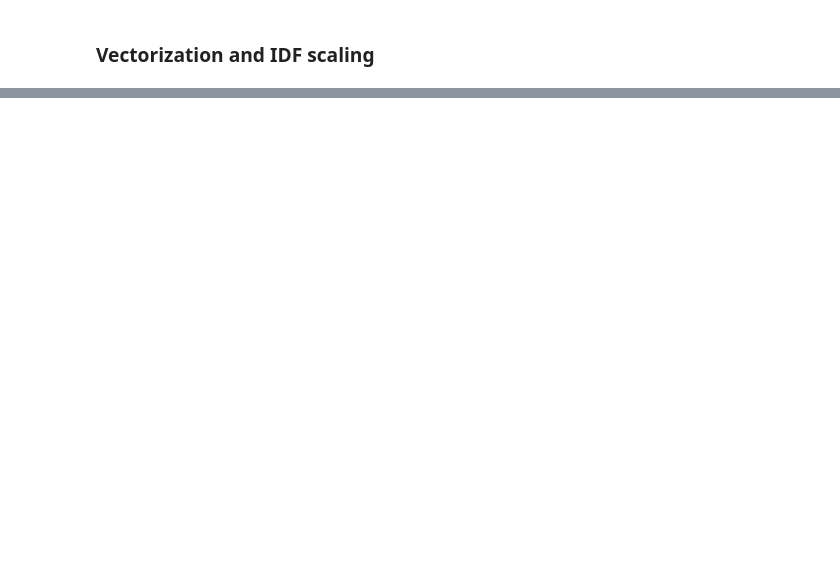
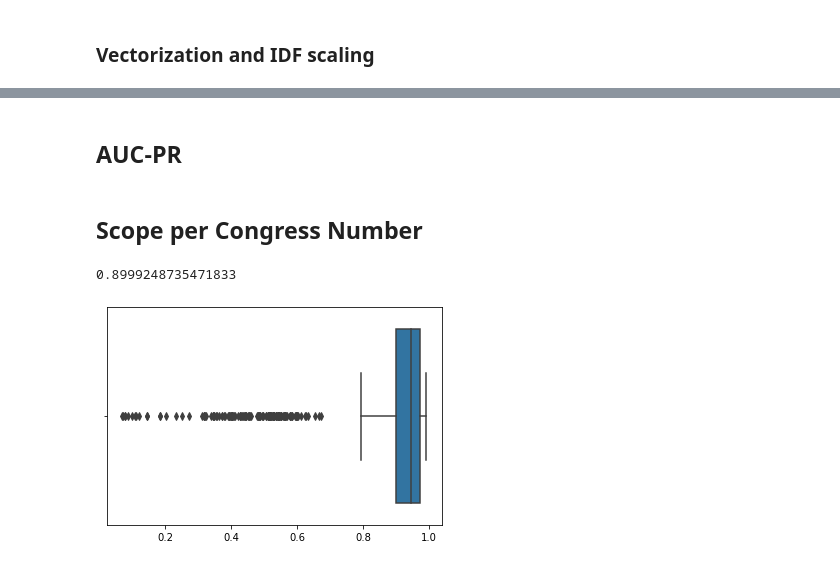
Before and after one commit to May-nerd/dmw-ml-final-project, a Jupyter notebook: ir/querying_engine-2.ipynb, the cells around one changed output, grey strips where cells are left out. Drawn from its saved outputs; the diff is of its cells as text; code cells hidden in the pictures; blank space fills up the shorter version.

```diff
--- a/ir/querying_engine-2.ipynb
+++ b/ir/querying_engine-2.ipynb
@@ -136,0 +138,36 @@ Top 30 search results:
+# %% [markdown]
+## AUC-PR
+# %% [markdown]
+## Scope per Congress Number
+# %%
+from tqdm import tqdm
+from collections import defaultdict
+
+dist = euclidean # can also be changed to manhattan, cosine gives an error
+
+pres = defaultdict(list)
+rec = defaultdict(list)
+
+for s in tqdm(range(filtered.shape[0])):  # 100 is arbitrary, can be changed
+    nearest = filtered.iloc[nearest_k(X_idf[s, :], X_idf, filtered.shape[0], dist)]
+    r = np.cumsum(nearest['scope'] == filtered['scope'].iloc[s])
+    precision = r/np.arange(1, len(r)+1)
+    n = sum(filtered['scope'] == filtered['scope'].iloc[s])
+    recall = r/n
+    recall = [0] + recall.tolist()
+    precision = [1] + precision.tolist()
+    pres[s].append(precision)
+    rec[s].append(recall)
+# %%
+mean_auc_roc = defaultdict(list)
+for key in pres.keys():
+    mean_auc_roc[key].append(np.trapz(pres[key], rec[key])[0])
+
+all_auc_roc = [i[0] for i in mean_auc_roc.values()]
+
+sns.boxplot(all_auc_roc)
+
+print(np.mean(all_auc_roc))
+# %% [output]
+0.8999248735471833
+[figure, added]
```
Also changed, not shown: parts of 19 cells of this notebook, 9 other files.
